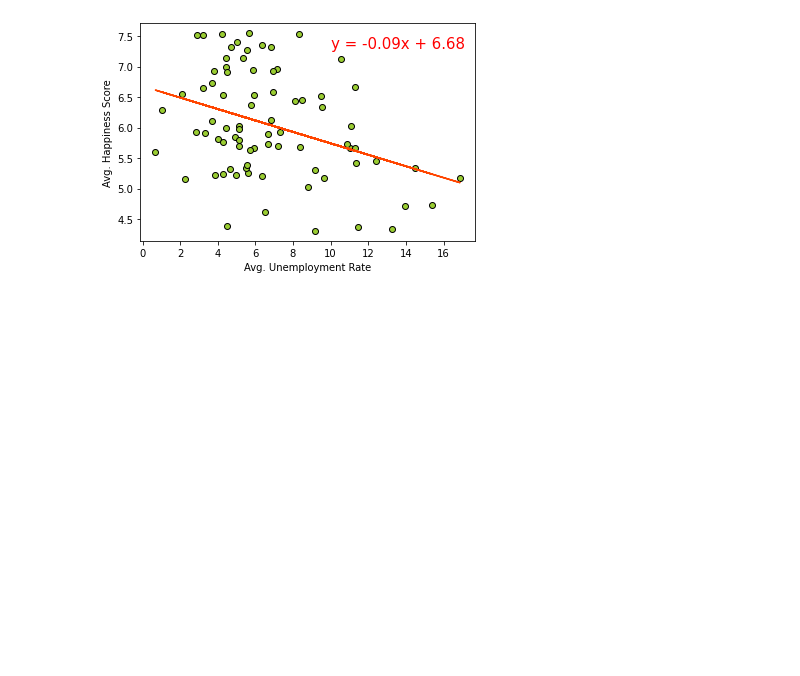
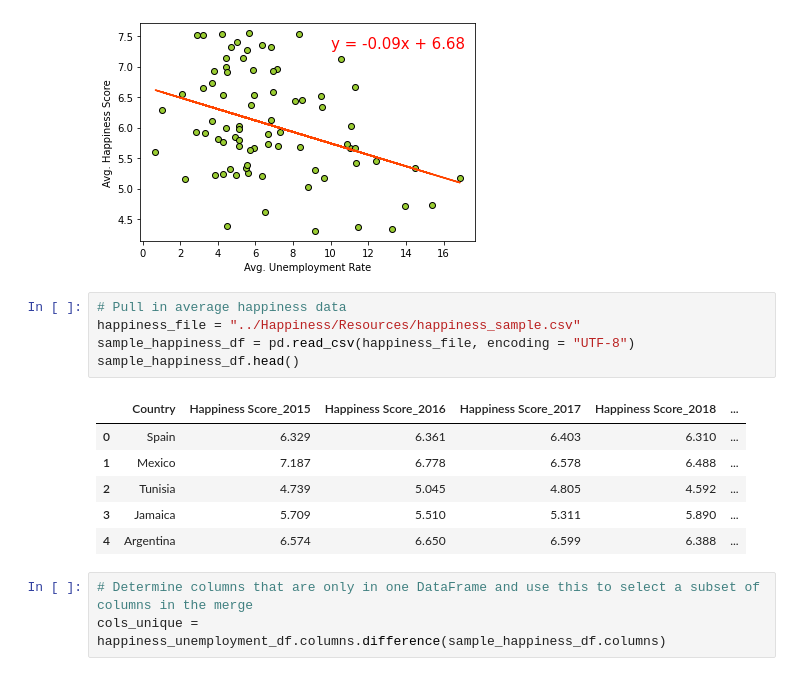
Before and after one commit to reginesgit/Factors-Contributing-to-a-Countrys-Happiness, a Jupyter notebook: Unemployment/Unemployment_Visuals.ipynb, the cells around one changed output. Drawn from its saved outputs; the diff is of its cells as text; blank space fills up the shorter version.

Commit message:
Happiness Visuals for samples created

```diff
--- a/Unemployment/Unemployment_Visuals.ipynb
+++ b/Unemployment/Unemployment_Visuals.ipynb
@@ -155,3 +155,18 @@ plt.show()
 # %% [output]
 The correlation between both factors is -0.36
 [figure]
+# %%
+# Pull in average happiness data
+happiness_file = "../Happiness/Resources/happiness_sample.csv"
+sample_happiness_df = pd.read_csv(happiness_file, encoding = "UTF-8")
+sample_happiness_df.head()
+# %% [output]
+|  | Country | Happiness Score_2015 | Happiness Score_2016 | Happiness Score_2017 | Happiness Score_2018 | ... |
+| 0 | Spain | 6.329 | 6.361 | 6.403 | 6.310 | ... |
+| 1 | Mexico | 7.187 | 6.778 | 6.578 | 6.488 | ... |
+| 2 | Tunisia | 4.739 | 5.045 | 4.805 | 4.592 | ... |
+| 3 | Jamaica | 5.709 | 5.510 | 5.311 | 5.890 | ... |
+| 4 | Argentina | 6.574 | 6.650 | 6.599 | 6.388 | ... |
+# %%
+# Determine columns that are only in one DataFrame and use this to select a subset of columns in the merge
+cols_unique = happiness_unemployment_df.columns.difference(sample_happiness_df.columns)
```
Also changed, not shown: parts of 6 cells of this notebook, 3 other files.
